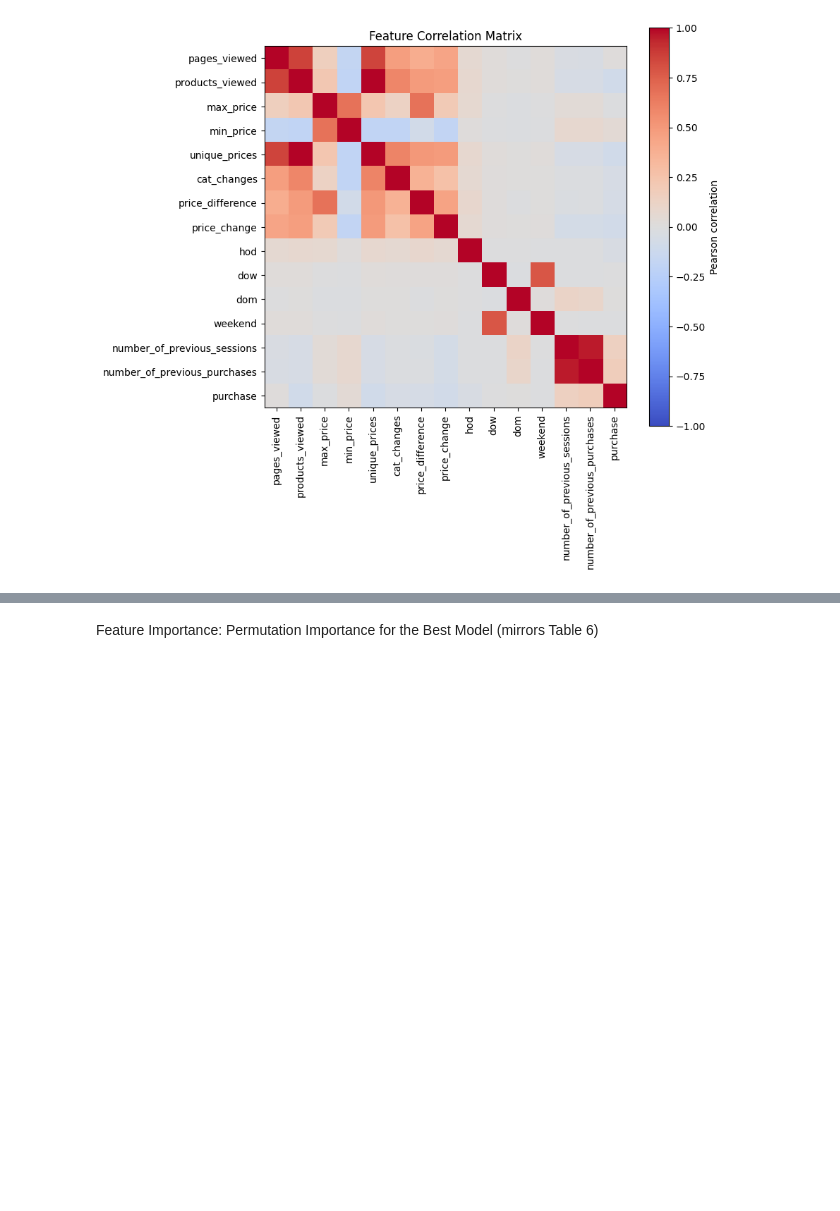
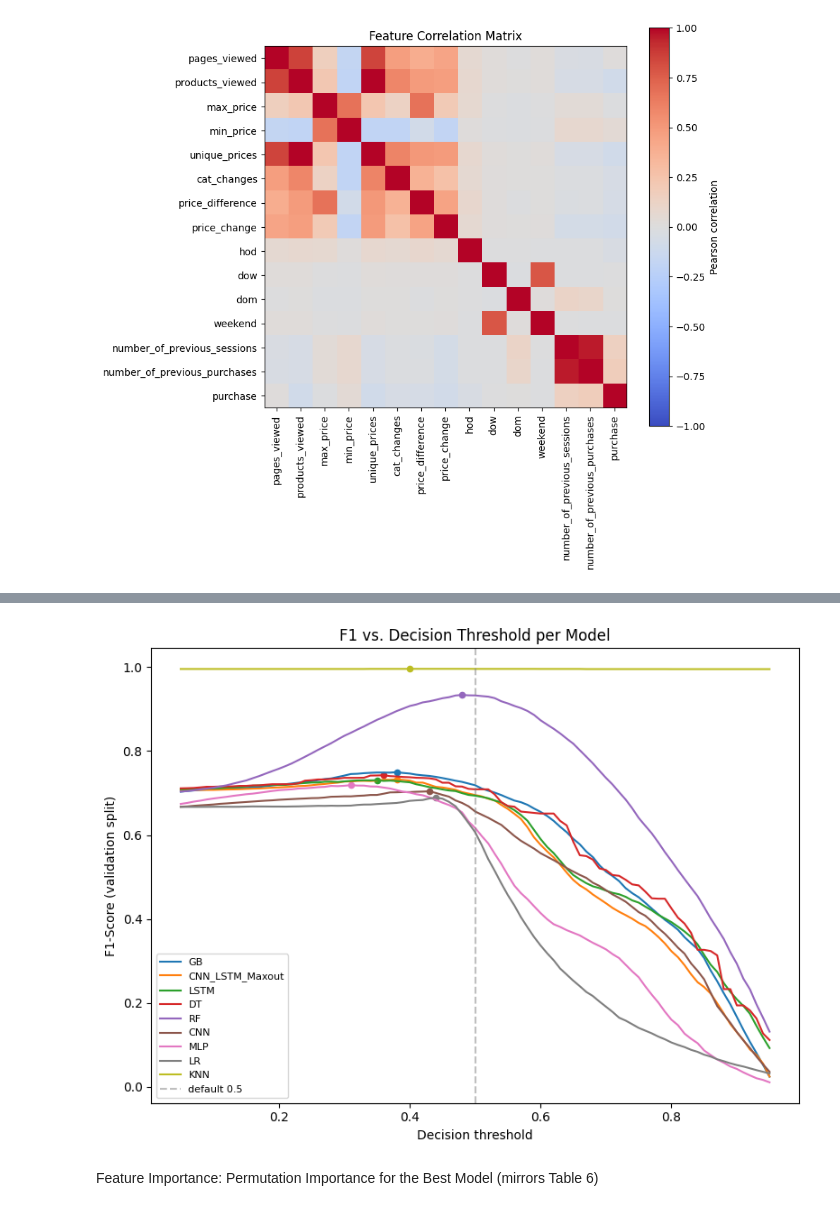
Before and after one commit to VuNgoHust123/PAPER_THANH, a Jupyter notebook: Cart_Abandonment_REES46.ipynb, the cells around one changed output, grey strips where cells are left out. Cells and saved outputs as stored; diff of their text form; code cells hidden in the pictures; blank space fills up the shorter version.

```diff
--- a/Cart_Abandonment_REES46.ipynb
+++ b/Cart_Abandonment_REES46.ipynb
@@ -600,0 +616,26 @@ plt.show()
+# %%
+#Find each model's best threshold on the validation split, then apply it to the held-out test set
+thresholds = np.arange(0.05, 0.96, 0.01)
+threshold_rows = {}
+val_f1_curves = {}
+for name in results_df.index:
+    y_val_m, val_probs_m = val_predictions[name]
+    best_t, f1s = find_best_threshold(y_val_m, val_probs_m, thresholds)
+    val_f1_curves[name] = f1s
+
+    y_true, probs = predictions[name]
+    y_pred_default = (probs >= 0.5).astype(int)
+    y_pred_tuned = (probs >= best_t).astype(int)
+    threshold_rows[name] = {
+        'best_threshold': best_t,
+        'F1 (0.5)': f1_score(y_true, y_pred_default),
+        'F1 (tuned)': f1_score(y_true, y_pred_tuned),
+        'Precision (tuned)': precision_score(y_true, y_pred_tuned),
+        'Recall (tuned)': recall_score(y_true, y_pred_tuned),
+        'Accuracy (tuned)': accuracy_score(y_true, y_pred_tuned),
+    }
+
+threshold_df = pd.DataFrame(threshold_rows).T
+threshold_df = threshold_df[['best_threshold', 'F1 (0.5)', 'F1 (tuned)', 'Precision (tuned)', 'Recall (tuned)', 'Accuracy (tuned)']]
+threshold_df = threshold_df.sort_values('F1 (tuned)', ascending=False)
+threshold_df.round(3)
@@ -601,3 +653,21 @@ plt.show()
+# %%
+#Plot F1-vs-threshold curves (validation split) for all 9 models, marking each model's chosen threshold
+plt.figure(figsize=(8, 6))
+for name in results_df.index:
+    plt.plot(thresholds, val_f1_curves[name], label=name)
+    best_t = threshold_df.loc[name, 'best_threshold']
+    best_f1 = max(val_f1_curves[name])
+    plt.scatter([best_t], [best_f1], s=20)
+plt.axvline(0.5, color='gray', linestyle='--', alpha=0.5, label='default 0.5')
+plt.xlabel('Decision threshold')
+plt.ylabel('F1-Score (validation split)')
+plt.title('F1 vs. Decision Threshold per Model')
+plt.legend(fontsize=8)
+plt.tight_layout()
+plt.savefig('outputs/rees46_threshold_tuning.png', dpi=120)
+plt.show()
+# %% [output]
+[figure, added]
 # %% [markdown]
 Feature Importance: Permutation Importance for the Best Model (mirrors Table 6)
 # %%
```
Also changed, not shown: parts of 11 cells of this notebook, 11 other files.
